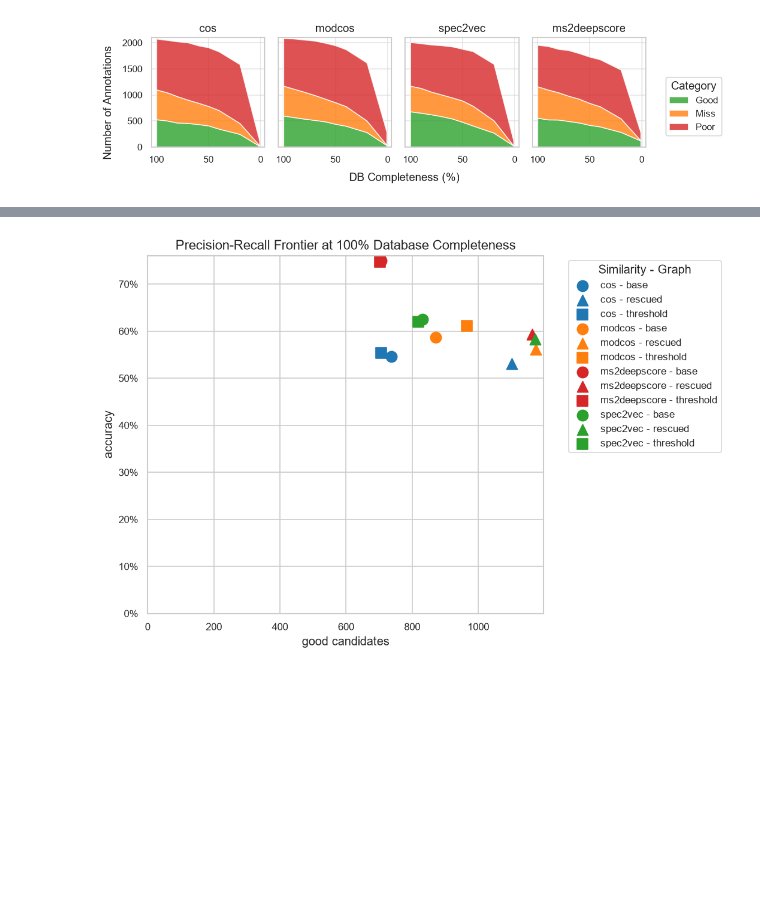
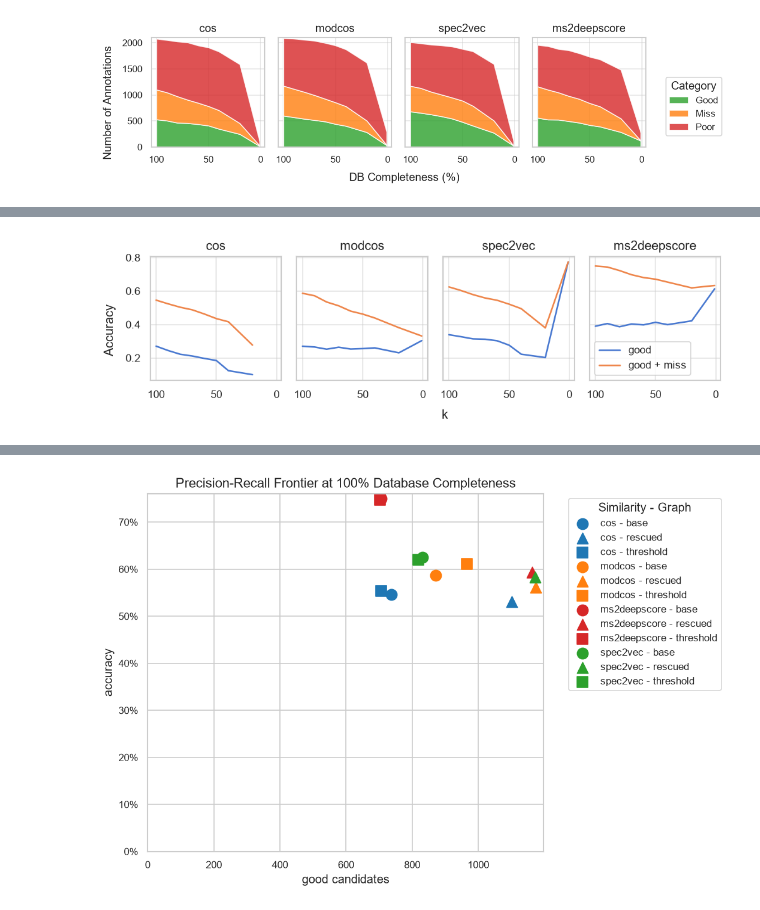
Before and after one commit to vdhooftcompmet/Mosaic-MS, a Jupyter notebook: notebooks/effect_of_db.ipynb, the cells around one changed output, grey strips where cells are left out. Saved outputs shown, nothing was run; the diff lists cells and outputs as text; code cells hidden in the pictures; blank space fills up the shorter version.

Commit message:
add accuracy metric

```diff
--- a/notebooks/effect_of_db.ipynb
+++ b/notebooks/effect_of_db.ipynb
@@ -135,0 +89,44 @@ plt.show()
+# %%
+def line_accuracy_plot(full_df, graph_type):
+    graph_type
+    df = full_df[full_df["graph_type"] == graph_type]
+
+    fig, axes = plt.subplots(1, 4, figsize=(10, 3), sharex=True, sharey=True)
+    axes = axes.flatten()  # Flatten 2D array of axes into 1D array for easy iteration
+
+    # Define similarity types and quality categories
+    similarity_types = ['cos', 'modcos', 'spec2vec', 'ms2deepscore']
+
+    # 2. Iterate and plot each similarity type
+    for idx, sim_type in enumerate(similarity_types):
+        ax = axes[idx]
+
+        # Filter for base graph and current similarity type
+        sub_df = df[df['similarity_type'] == sim_type]
+
+        if not sub_df.empty:
+            # Index by x-axis variable
+            # Plot stacked area
+            ax.plot(
+                sub_df['db_completeness_pct'],
+                (sub_df["good"]) / (sub_df["good"] + sub_df["miss"] + sub_df["poor"]), label="good"
+            )
+            ax.plot(
+                sub_df['db_completeness_pct'],
+                (sub_df["good"] + sub_df["miss"]) / (sub_df["good"] + sub_df["miss"] + sub_df["poor"]), label="good + miss"
+            )
+
+        # Titles & Inversion
+        ax.set_title(f'{sim_type}', fontsize=12)
+        ax.grid(True, linestyle='-', alpha=0.5)
+
+    fig.supxlabel('k', fontsize=12, y=0.10)
+    fig.supylabel('Accuracy', fontsize=12, x=0.05)
+    plt.gca().invert_xaxis()
+    plt.tight_layout(rect=[0.03, 0.03, 0.88, 0.95])
+    plt.legend()
+    plt.show()
+# %%
+line_accuracy_plot(df, "base")
+# %% [output]
+[figure, added]
```
Also changed, not shown: parts of 4 cells of this notebook.
